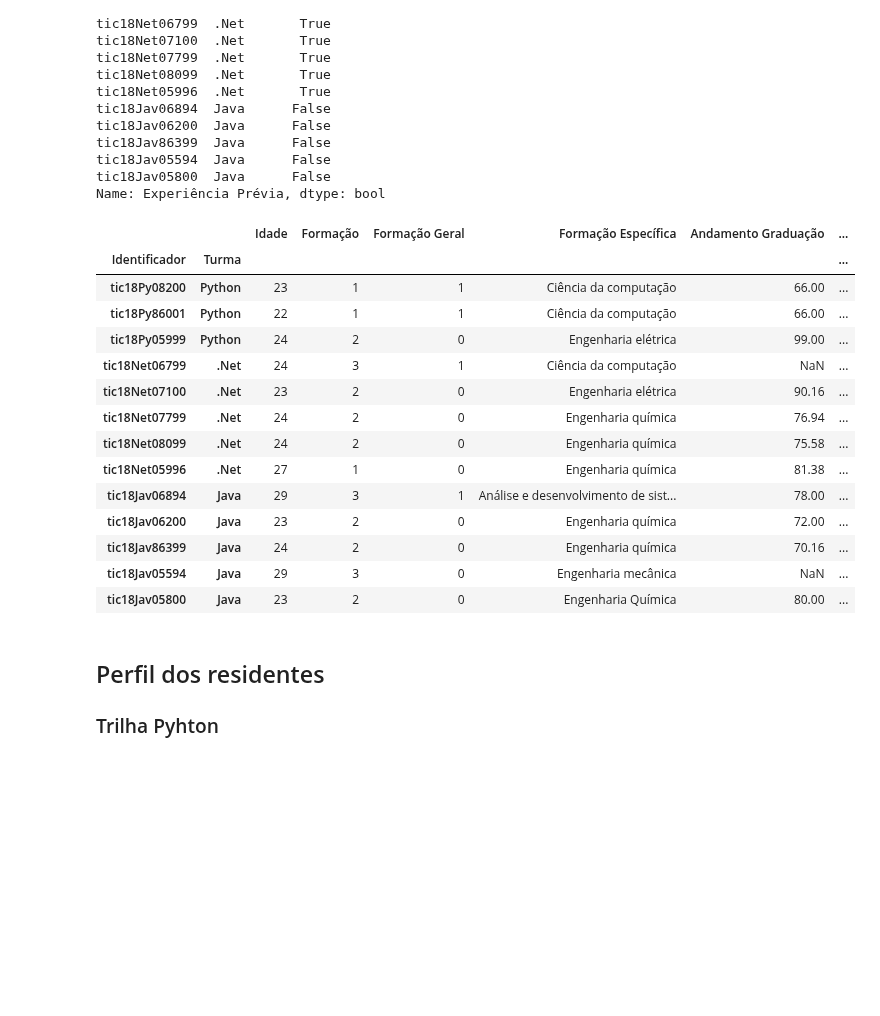
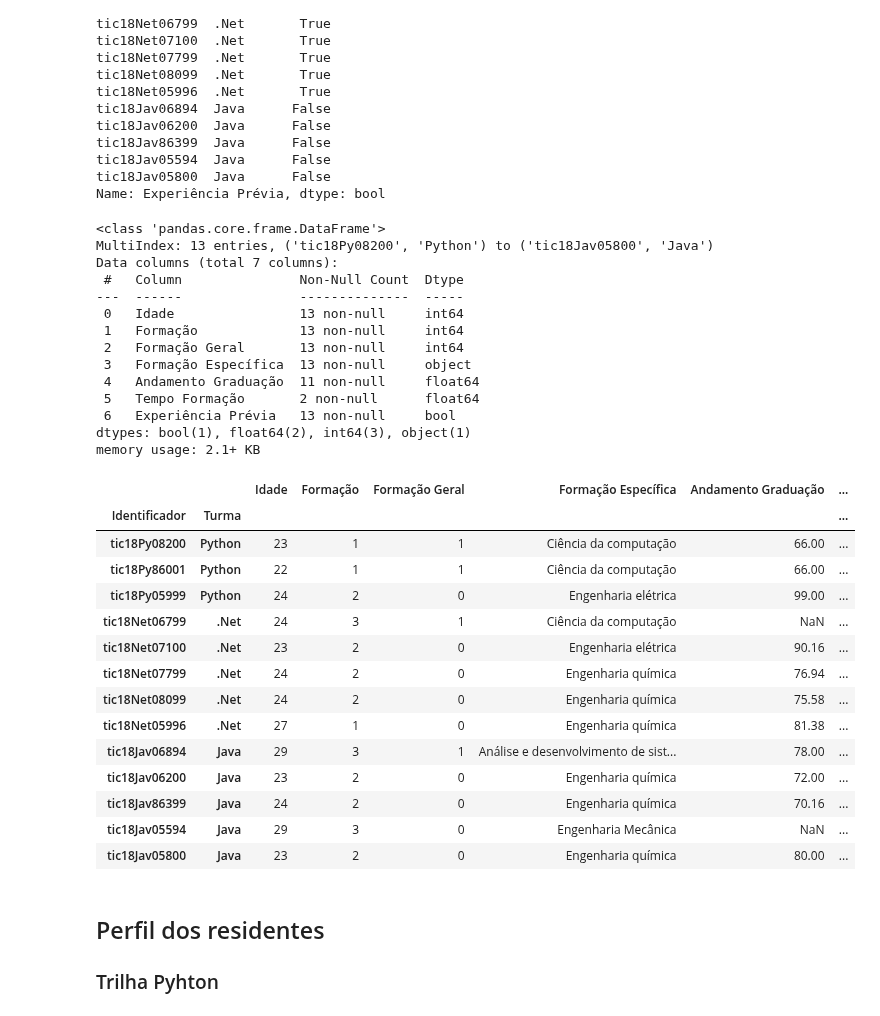
Before and after one commit to everaldina/Trilha_Python, a Jupyter notebook: PI-005.ipynb, the cells around one changed output. Drawn from its saved outputs; the diff is of its cells as text; code cells hidden in the pictures; blank space fills up the shorter version.

```diff
--- a/PI-005.ipynb
+++ b/PI-005.ipynb
@@ -260,14 +260,16 @@ turmas['Tempo Formação'] = pd.to_numeric(turmas['Tempo Formação'], errors =
 print(turmas['Formação Específica'].unique()) # verificando grafias de cursos
 
 # listas com grafias diferentes de cursos
-computacao = ['ciencia da computacão', 'ciencia de computaçao', 'ciencia da computacao', 'ciencia da computação','ciência da computacão', 'ciência de computaçao', 'ciência da computacao']
-eletrica = ['engenharia eletrica']
-quimica = ['engenharia quimica']
+computacao = ['ciência da computação', 'ciencia da computacão', 'ciencia de computaçao', 'ciencia da computacao', 'ciencia da computação','ciência da computacão', 'ciência de computaçao', 'ciência da computacao']
+eletrica = ['engenharia elétrica', 'engenharia eletrica']
+quimica = ['engenharia química', 'engenharia quimica']
+mecanica = ['engenharia mecânica', 'engenharia mecanica']
 
 # substituindo grafias diferentes de cursos por grafias padronizadas
 turmas.loc[:, 'Formação Específica'] = turmas['Formação Específica'].apply(lambda x: 'Ciência da Computação' if x.strip().lower() in computacao else x.capitalize())
 turmas.loc[:, 'Formação Específica'] = turmas['Formação Específica'].apply(lambda x: 'Engenharia Elétrica' if x.strip().lower() in eletrica else x.capitalize())
-turmas.loc[:, 'Formação Específica'] = turmas['Formação Específica'].apply(lambda x: 'Engenharia Química' if x.strip().lower() in quimica else x + "teste")
+turmas.loc[:, 'Formação Específica'] = turmas['Formação Específica'].apply(lambda x: 'Engenharia Química' if x.strip().lower() in quimica else x.capitalize())
+turmas.loc[:, 'Formação Específica'] = turmas['Formação Específica'].apply(lambda x: 'Engenharia Mecânica' if x.strip().lower() in mecanica else x.capitalize())
 
 print(turmas['Formação Específica'].unique())
 # %% [output]
@@ -341,24 +342,39 @@ tic18Jav05594  Java      False
 tic18Jav05800  Java      False
 Name: Experiência Prévia, dtype: bool
 # %%
-# dataframe com os dados tratados
+# dataframe com os dados limpos
+turmas.info()
 turmas
 # %% [output]
+<class 'pandas.core.frame.DataFrame'>
+MultiIndex: 13 entries, ('tic18Py08200', 'Python') to ('tic18Jav05800', 'Java')
+Data columns (total 7 columns):
+ #   Column               Non-Null Count  Dtype
+---  ------               --------------  -----
+ 0   Idade                13 non-null     int64
+ 1   Formação             13 non-null     int64
+ 2   Formação Geral       13 non-null     int64
+ 3   Formação Específica  13 non-null     object
+ 4   Andamento Graduação  11 non-null     float64
+ 5   Tempo Formação       2 non-null      float64
+ 6   Experiência Prévia   13 non-null     bool
+dtypes: bool(1), float64(2), int64(3), object(1)
+memory usage: 2.1+ KB
 |  |  | Idade | Formação | Formação Geral | Formação Específica | Andamento Graduação | ... |
 | Identificador | Turma |  |  |  |  |  | ... |
 | tic18Py08200 | Python | 23 | 1 | 1 | Ciência da computação | 66.00 | ... |
 | tic18Py86001 | Python | 22 | 1 | 1 | Ciência da computação | 66.00 | ... |
 | tic18Py05999 | Python | 24 | 2 | 0 | Engenharia elétrica | 99.00 | ... |
 | tic18Net06799 | .Net | 24 | 3 | 1 | Ciência da computação | NaN | ... |
 | tic18Net07100 | .Net | 23 | 2 | 0 | Engenharia elétrica | 90.16 | ... |
 | tic18Net07799 | .Net | 24 | 2 | 0 | Engenharia química | 76.94 | ... |
 | tic18Net08099 | .Net | 24 | 2 | 0 | Engenharia química | 75.58 | ... |
 | tic18Net05996 | .Net | 27 | 1 | 0 | Engenharia química | 81.38 | ... |
 | tic18Jav06894 | Java | 29 | 3 | 1 | Análise e desenvolvimento de sist... | 78.00 | ... |
 | tic18Jav06200 | Java | 23 | 2 | 0 | Engenharia química | 72.00 | ... |
 | tic18Jav86399 | Java | 24 | 2 | 0 | Engenharia química | 70.16 | ... |
-| tic18Jav05594 | Java | 29 | 3 | 0 | Engenharia mecânica | NaN | ... |
-| tic18Jav05800 | Java | 23 | 2 | 0 | Engenharia Química | 80.00 | ... |
+| tic18Jav05594 | Java | 29 | 3 | 0 | Engenharia Mecânica | NaN | ... |
+| tic18Jav05800 | Java | 23 | 2 | 0 | Engenharia química | 80.00 | ... |
 # %% [markdown]
 ## Perfil dos residentes
 
```
Also changed, not shown: parts of 1 cell of this notebook, 1 other file.
